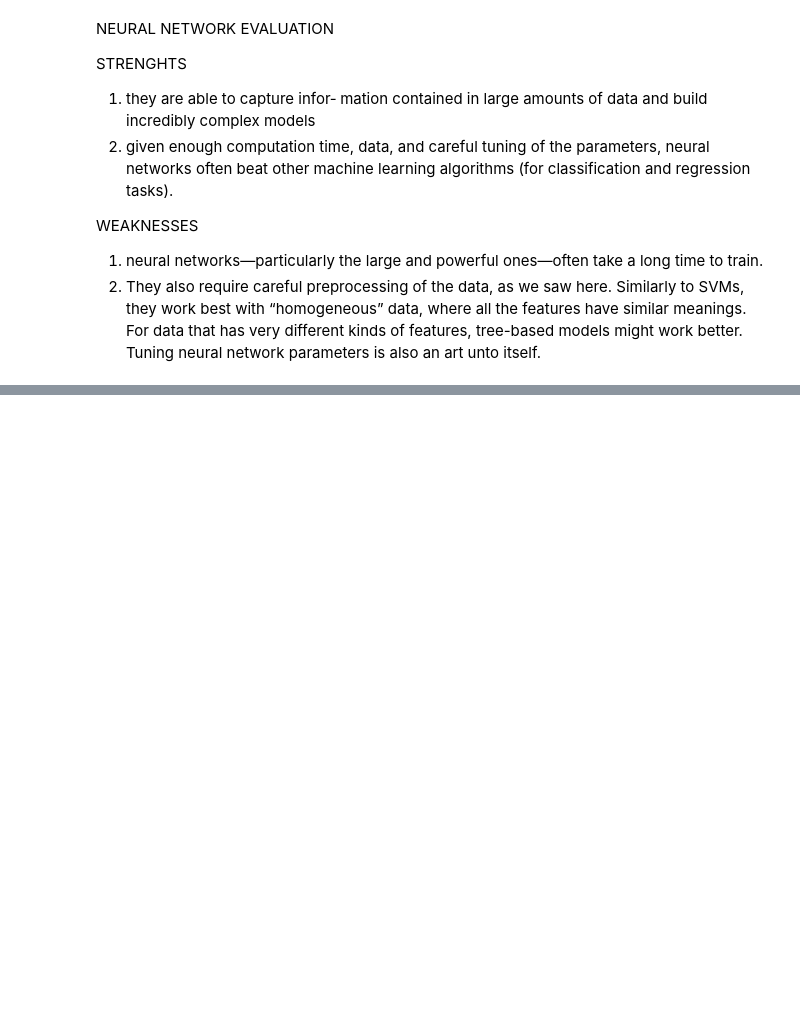
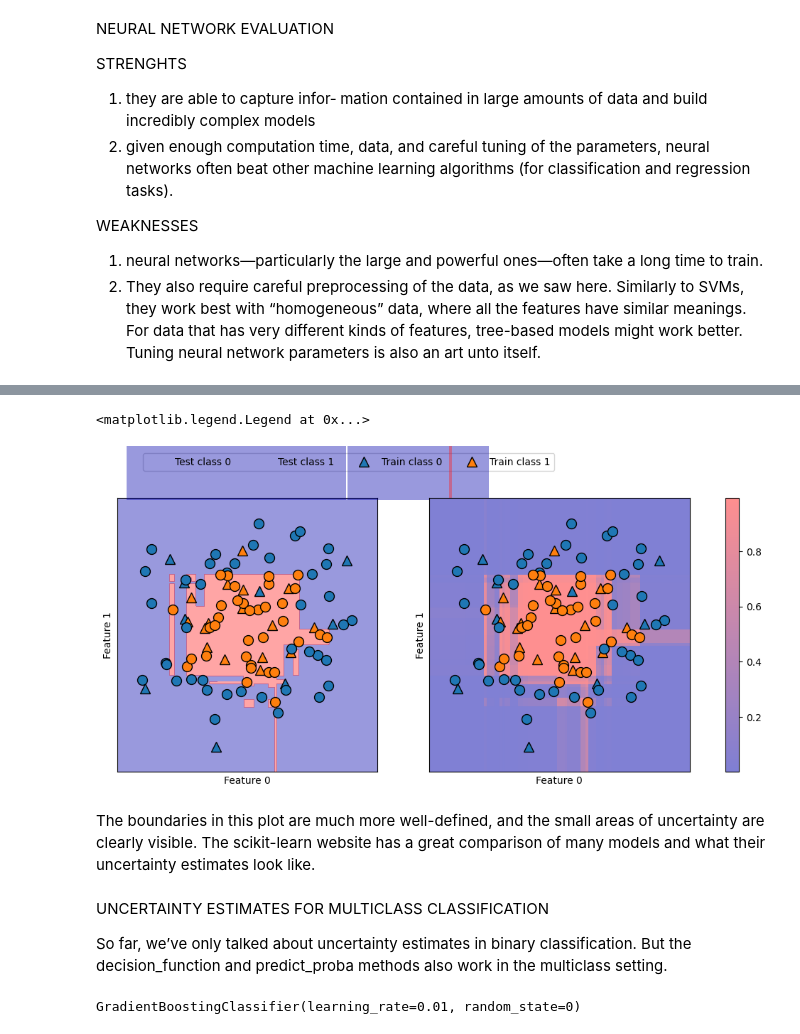
Before and after one commit to misacodes/ml_basics, a Jupyter notebook: 1_supervised_learning.ipynb, the cells around one changed output, grey strips where cells are left out. Drawn from its saved outputs; the diff is of its cells as text; code cells hidden in the pictures; blank space fills up the shorter version.

Commit message:
supervised learning done

```diff
--- a/1_supervised_learning.ipynb
+++ b/1_supervised_learning.ipynb
@@ -1281,0 +1424,32 @@ WEAKNESSES
+# %%
+fig, axes = plt.subplots(1, 2, figsize=(13, 5))
+mglearn.tools.plot_2d_separator(gbrt, X, ax=axes[0], alpha=.4, fill=True, cm=mglearn.cm2)
+scores_image = mglearn.tools.plot_2d_scores(gbrt, X, ax=axes[1], alpha=.5, cm=mglearn.ReBl, function='predict_proba')
+for ax in axes:
+    mglearn.discrete_scatter(X_test[:, 0], X_test[:, 1], y_test,markers='^', ax=ax)
+    mglearn.discrete_scatter(X_train[:, 0], X_train[:, 1], y_train,markers='o', ax=ax)
+    ax.set_xlabel("Feature 0")
+    ax.set_ylabel("Feature 1")
+
+cbar = plt.colorbar(scores_image, ax=axes.tolist())
+axes[0].legend(["Test class 0", "Test class 1", "Train class 0",
+                     "Train class 1"], ncol=4, loc=(.1, 1.1))
+# %% [output]
+<matplotlib.legend.Legend at 0x...>
+[figure, added]
+# %% [markdown]
+The boundaries in this plot are much more well-defined, and the small areas of uncertainty are clearly visible.
+The scikit-learn website has a great comparison of many models and what their uncertainty estimates look like.
+# %% [markdown]
+UNCERTAINTY ESTIMATES FOR MULTICLASS CLASSIFICATION
+
+So far, we’ve only talked about uncertainty estimates in binary classification. But the decision_function and predict_proba methods also work in the multiclass setting.
+# %%
+from sklearn.datasets import load_iris
+iris = load_iris()
+X_train, X_test, y_train, y_test = train_test_split(
+        iris.data, iris.target, random_state=42)
+gbrt = GradientBoostingClassifier(learning_rate=0.01, random_state=0)
+gbrt.fit(X_train, y_train)
+# %% [output]
+GradientBoostingClassifier(learning_rate=0.01, random_state=0)
```
Also changed, not shown: parts of 30 cells of this notebook.
